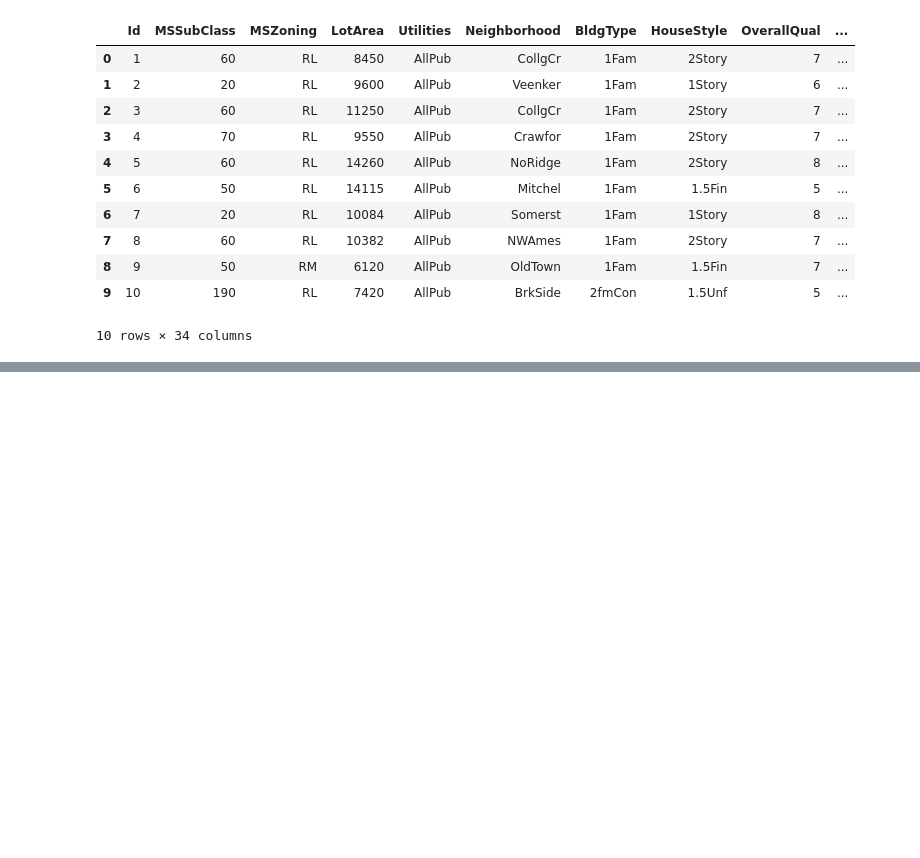
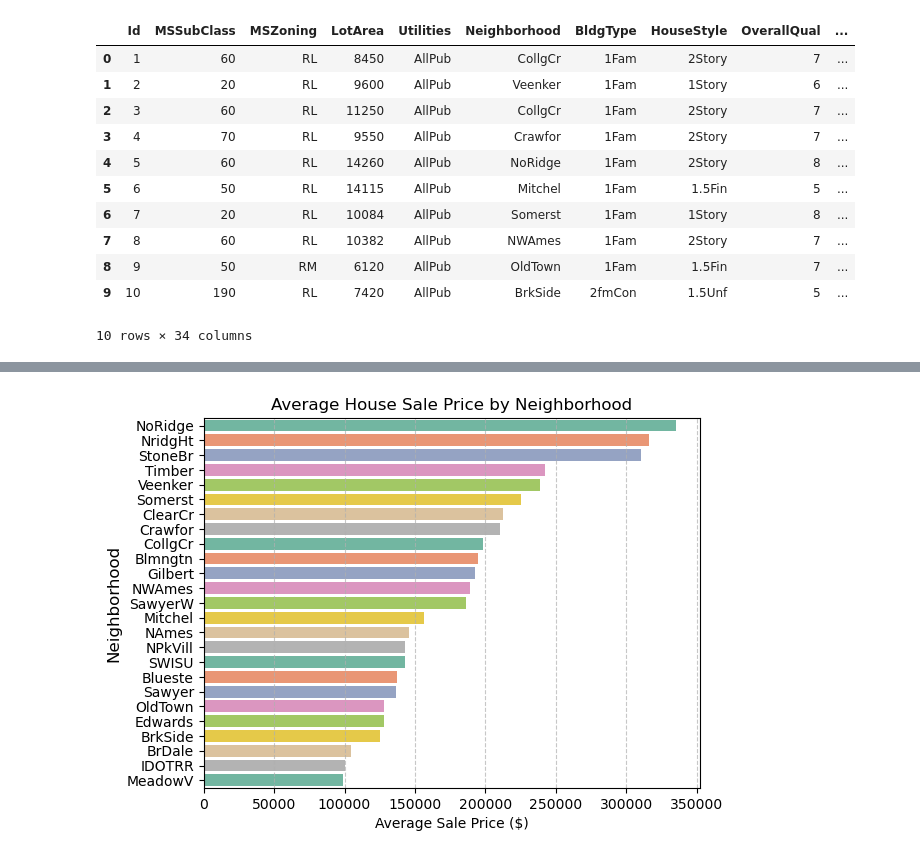
Before and after one commit to olubunmii/housePrice_EDA, a Jupyter notebook: Src/house_pricing.ipynb, the cells around one changed output, grey strips where cells are left out. Cells and saved outputs as stored; diff of their text form; code cells hidden in the pictures; blank space fills up the shorter version.

```diff
--- a/Src/house_pricing.ipynb
+++ b/Src/house_pricing.ipynb
@@ -22,0 +69,3 @@ housingdf.head(10)
+# %%
+nhood_stats = housingdf.groupby('Neighborhood')['SalePrice'].agg( mean='mean', median='median', count='count').round(2).sort_values(by='mean', ascending=False)
+print(nhood_stats)
@@ -22,0 +90,11 @@ housingdf.head(10)
+# %%
+sns.barplot(y=nhood_stats.index, x=nhood_stats['mean'], hue=nhood_stats.index, palette='Set2', legend=False)
+
+plt.title('Average House Sale Price by Neighborhood')
+plt.xlabel('Average Sale Price ($)')
+plt.ylabel('Neighborhood', fontsize=12)
+plt.grid(axis='x', linestyle='--', alpha=0.7)
+plt.savefig('average_price_by_neighborhood.png')
+plt.show()
+# %% [output]
+[figure, added]
```
Also changed, not shown: parts of 4 cells of this notebook, 7 other files.
